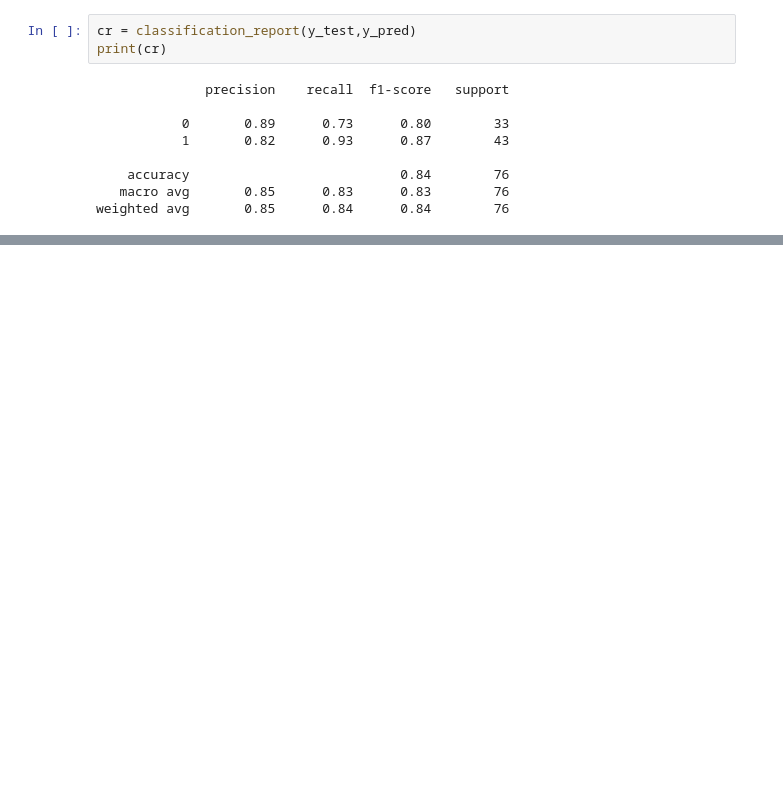
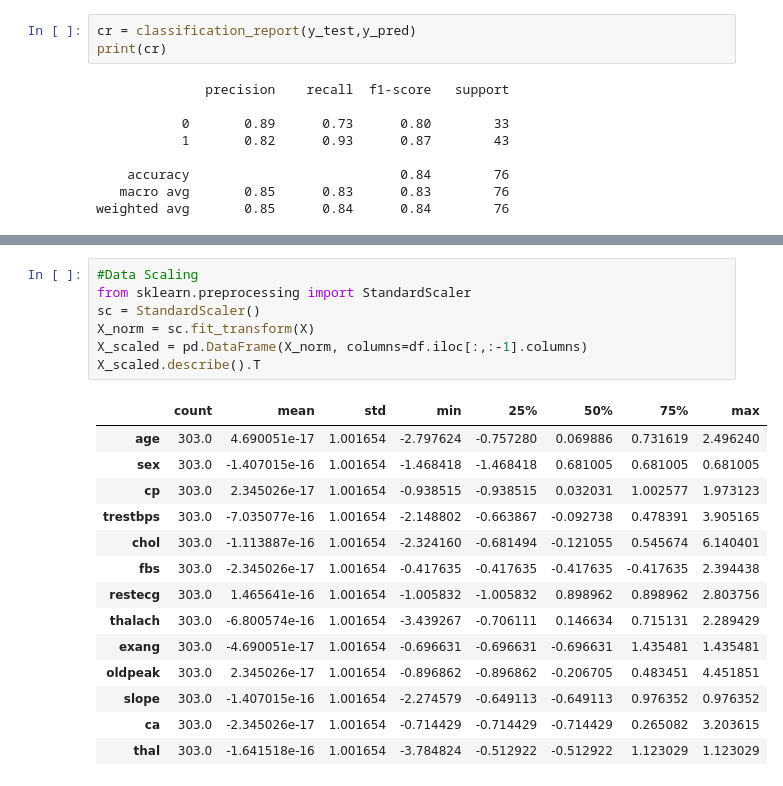
Before and after one commit to EmreCan99/2024_bio_data_science, a Jupyter notebook: scripts/logistic_reg.ipynb, the cells around one changed output, grey strips where cells are left out. Drawn from its saved outputs; the diff is of its cells as text; blank space fills up the shorter version.

```diff
--- a/scripts/logistic_reg.ipynb
+++ b/scripts/logistic_reg.ipynb
@@ -70,0 +104,22 @@ weighted avg       0.85      0.84      0.84        76
+# %%
+#Data Scaling
+from sklearn.preprocessing import StandardScaler
+sc = StandardScaler()
+X_norm = sc.fit_transform(X)
+X_scaled = pd.DataFrame(X_norm, columns=df.iloc[:,:-1].columns)
+X_scaled.describe().T
+# %% [output]
+|  | count | mean | std | min | 25% | 50% | 75% | max |
+| age | 303.0 | 4.690051e-17 | 1.001654 | -2.797624 | -0.757280 | 0.069886 | 0.731619 | 2.496240 |
+| sex | 303.0 | -1.407015e-16 | 1.001654 | -1.468418 | -1.468418 | 0.681005 | 0.681005 | 0.681005 |
+| cp | 303.0 | 2.345026e-17 | 1.001654 | -0.938515 | -0.938515 | 0.032031 | 1.002577 | 1.973123 |
+| trestbps | 303.0 | -7.035077e-16 | 1.001654 | -2.148802 | -0.663867 | -0.092738 | 0.478391 | 3.905165 |
+| chol | 303.0 | -1.113887e-16 | 1.001654 | -2.324160 | -0.681494 | -0.121055 | 0.545674 | 6.140401 |
+| fbs | 303.0 | -2.345026e-17 | 1.001654 | -0.417635 | -0.417635 | -0.417635 | -0.417635 | 2.394438 |
+| restecg | 303.0 | 1.465641e-16 | 1.001654 | -1.005832 | -1.005832 | 0.898962 | 0.898962 | 2.803756 |
+| thalach | 303.0 | -6.800574e-16 | 1.001654 | -3.439267 | -0.706111 | 0.146634 | 0.715131 | 2.289429 |
+| exang | 303.0 | -4.690051e-17 | 1.001654 | -0.696631 | -0.696631 | -0.696631 | 1.435481 | 1.435481 |
+| oldpeak | 303.0 | 2.345026e-17 | 1.001654 | -0.896862 | -0.896862 | -0.206705 | 0.483451 | 4.451851 |
+| slope | 303.0 | -1.407015e-16 | 1.001654 | -2.274579 | -0.649113 | -0.649113 | 0.976352 | 0.976352 |
+| ca | 303.0 | -2.345026e-17 | 1.001654 | -0.714429 | -0.714429 | -0.714429 | 0.265082 | 3.203615 |
+| thal | 303.0 | -1.641518e-16 | 1.001654 | -3.784824 | -0.512922 | -0.512922 | 1.123029 | 1.123029 |
```
Also changed, not shown: parts of 6 cells of this notebook.
